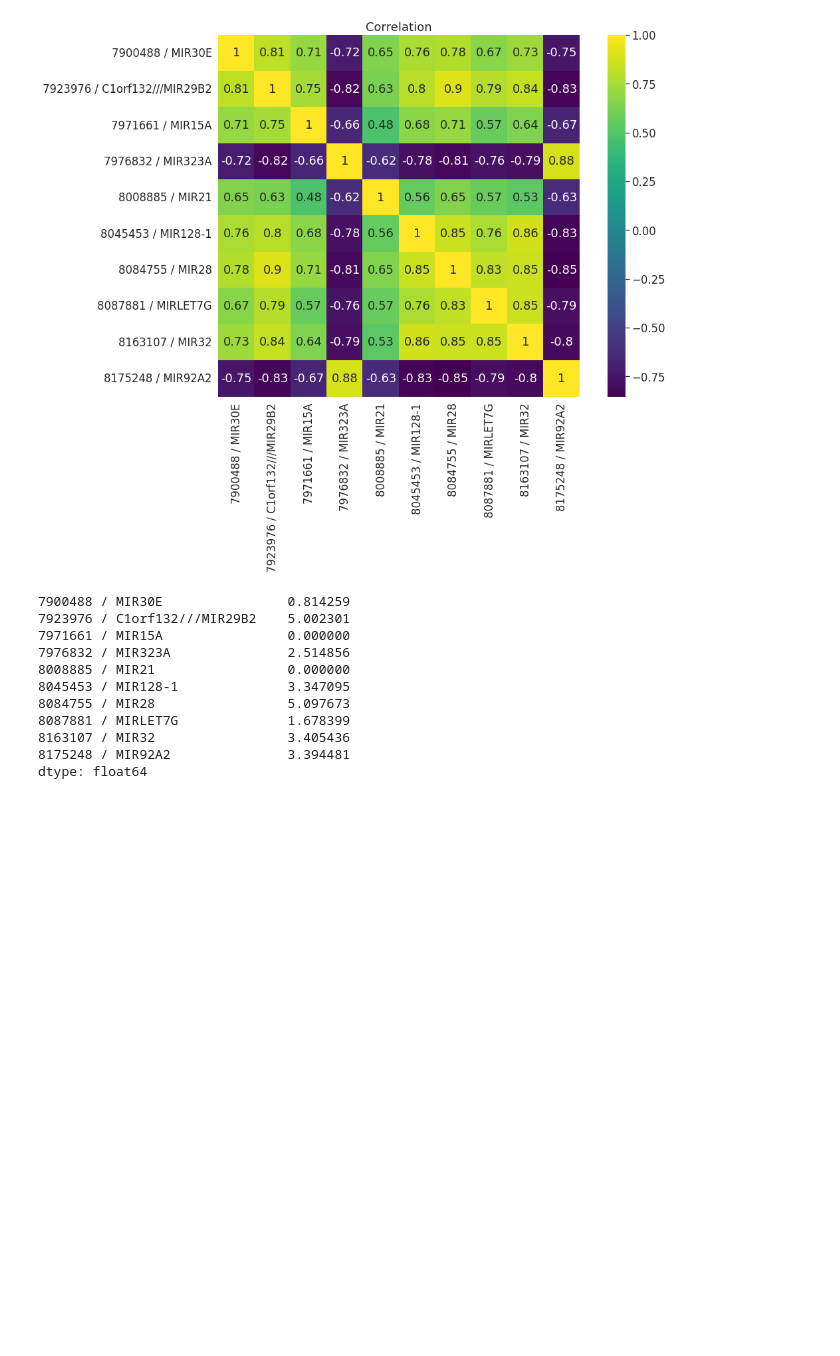
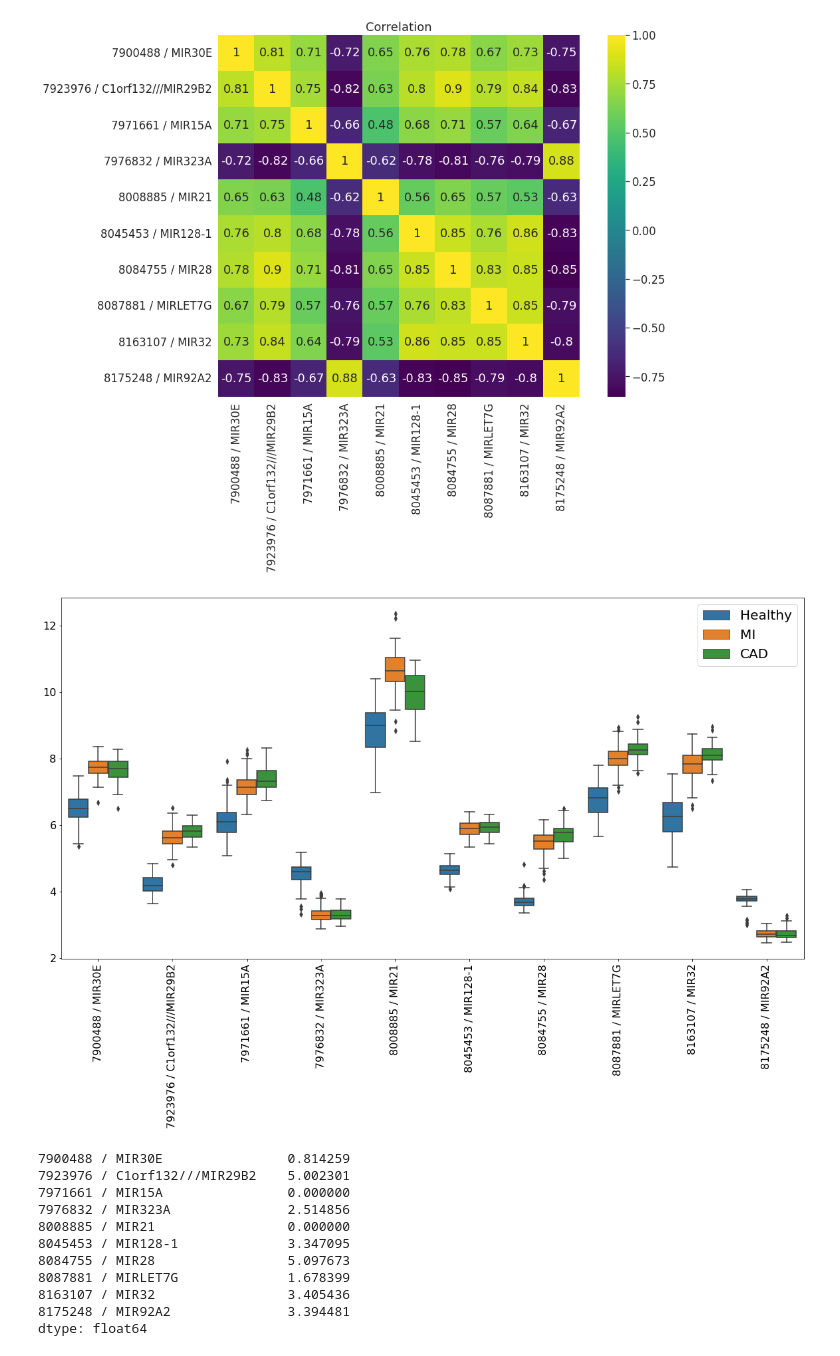
Before and after one commit to MehrdadSamadishadlou/mir_signature_4_datasets, a Jupyter notebook: MI_CAD_and_then_healthy.ipynb, the cells around one changed output. Drawn from its saved outputs; the diff is of its cells as text; code cells hidden in the pictures; blank space fills up the shorter version.

```diff
--- a/MI_CAD_and_then_healthy.ipynb
+++ b/MI_CAD_and_then_healthy.ipynb
@@ -65,6 +65,19 @@ plt.title('Correlation')
 plt.show()
 # %% [output]
 [figure]
+# %%
+df_melt=pd.melt(df, id_vars='MI status')
+# %%
+plt.figure(figsize=(20,10))
+sns.boxplot(x="variable", y="value", hue='MI status', data=df_melt);
+plt.ylabel('', fontsize = 20)
+plt.xlabel('', fontsize = 20)
+plt.legend(loc='upper right', prop={'size':20})
+plt.tick_params(axis='x', which='major', labelsize=15, rotation=90)
+plt.tick_params(axis='both', which='major', labelsize=16)
+plt.savefig('ExpressionallmiRs.pdf', bbox_inches='tight')
+# %% [output]
+[figure, added]
 # %%
 corr = df.corr()
 corr = corr[corr < 1]
```
Also changed, not shown: parts of 32 cells of this notebook, 1 other file.
